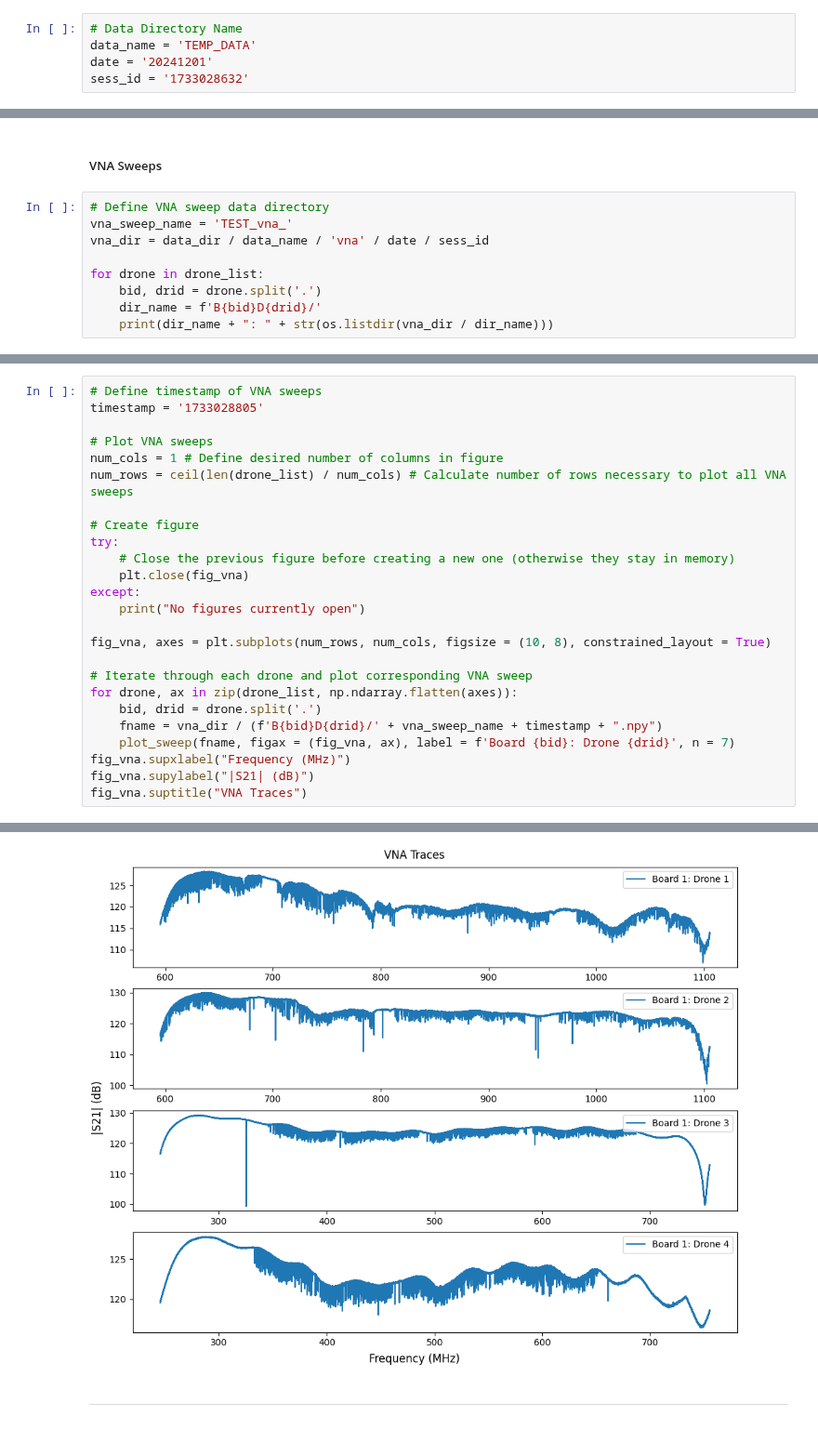
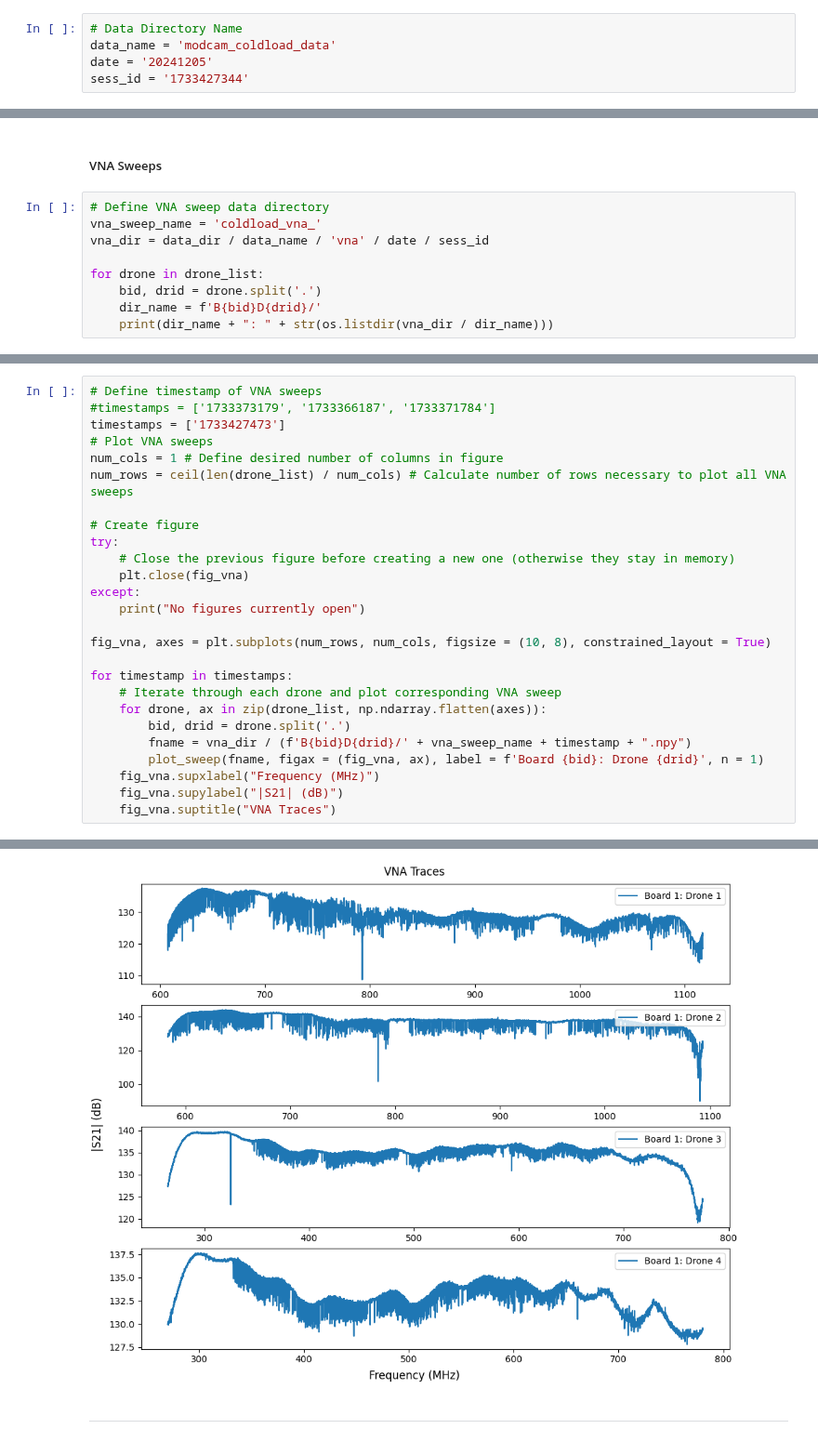
Before and after one commit to ccatobs/ccatkidlib, a Jupyter notebook: local_notebooks/ccatkidlib_testing.ipynb, the cells around one changed output, grey strips where cells are left out. Shown at 93% size. Drawn from its saved outputs; the diff is of its cells as text.

```diff
--- a/local_notebooks/ccatkidlib_testing.ipynb
+++ b/local_notebooks/ccatkidlib_testing.ipynb
@@ -137,9 +124,9 @@ INFO | Finished taking timestream data for drone 1.4!
 ## Data Processing
 # %%
 # Data Directory Name
-data_name = 'TEMP_DATA'
-date = '20241201'
-sess_id = '1733028632'
+data_name = 'modcam_coldload_data'
+date = '20241205'
+sess_id = '1733427344'
 # %%
 # Load init IO config
 io_cfg_name = f'{sess_id}_init_config_io.yaml'
@@ -184,7 +175,7 @@ def plot_sweep(sweep_file, figax = None, label = "", n = 10):
 ##### VNA Sweeps
 # %%
 # Define VNA sweep data directory
-vna_sweep_name = 'TEST_vna_'
+vna_sweep_name = 'coldload_vna_'
 vna_dir = data_dir / data_name / 'vna' / date / sess_id
 
 for drone in drone_list:
@@ -199,7 +190,7 @@ B1D4/: ['TEST_vna_1733028805.npy']
 # %%
 # Define timestamp of VNA sweeps
-timestamp = '1733028805'
-
+#timestamps = ['1733373179', '1733366187', '1733371784']
+timestamps = ['1733427473']
 # Plot VNA sweeps
 num_cols = 1 # Define desired number of columns in figure
 num_rows = ceil(len(drone_list) / num_cols) # Calculate number of rows necessary to plot all VNA sweeps
@@ -213,12 +204,13 @@ except:
 
 fig_vna, axes = plt.subplots(num_rows, num_cols, figsize = (10, 8), constrained_layout = True)
 
-# Iterate through each drone and plot corresponding VNA sweep
-for drone, ax in zip(drone_list, np.ndarray.flatten(axes)):
-    bid, drid = drone.split('.')
-    fname = vna_dir / (f'B{bid}D{drid}/' + vna_sweep_name + timestamp + ".npy")
-    plot_sweep(fname, figax = (fig_vna, ax), label = f'Board {bid}: Drone {drid}', n = 7)
-fig_vna.supxlabel("Frequency (MHz)")
-fig_vna.supylabel("|S21| (dB)")
-fig_vna.suptitle("VNA Traces")
+for timestamp in timestamps:
+    # Iterate through each drone and plot corresponding VNA sweep
+    for drone, ax in zip(drone_list, np.ndarray.flatten(axes)):
+        bid, drid = drone.split('.')
+        fname = vna_dir / (f'B{bid}D{drid}/' + vna_sweep_name + timestamp + ".npy")
+        plot_sweep(fname, figax = (fig_vna, ax), label = f'Board {bid}: Drone {drid}', n = 1)
+    fig_vna.supxlabel("Frequency (MHz)")
+    fig_vna.supylabel("|S21| (dB)")
+    fig_vna.suptitle("VNA Traces")
 # %% [output]
@@ -226,4 +217,4 @@ Text(0.5, 0.98, 'VNA Traces')
-[figure, old version]
+[figure, new version]
 # %% [markdown]
 ---
 # %% [markdown]
```
Also changed, not shown: parts of 18 cells of this notebook, 32 other files.
